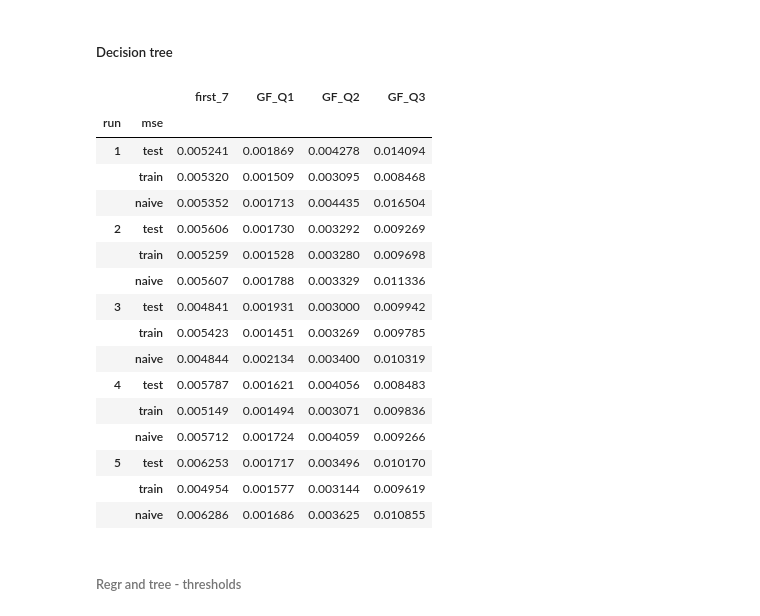
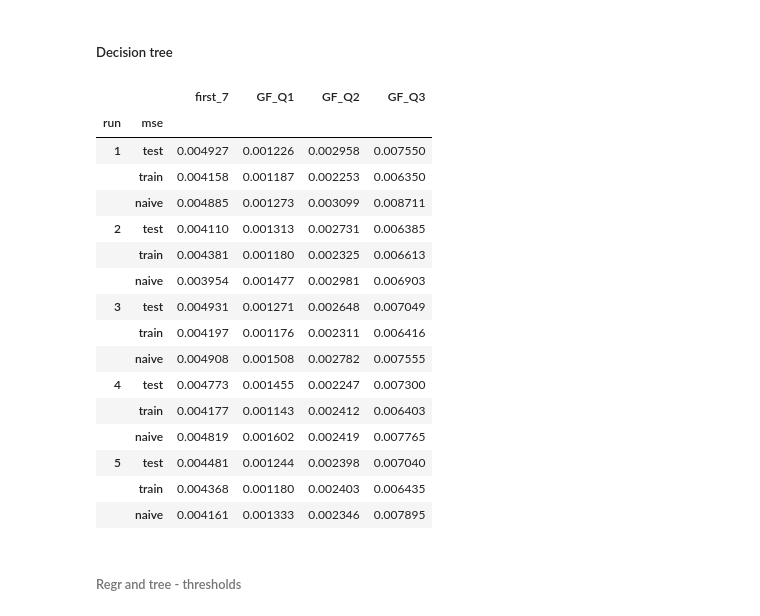
Before and after one commit to hopl1t/covid19, a Jupyter notebook: notebooks/regression_and_tree.ipynb, the cells around one changed output. Cells and saved outputs as stored; diff of their text form; code cells hidden in the pictures.

```diff
--- a/notebooks/regression_and_tree.ipynb
+++ b/notebooks/regression_and_tree.ipynb
@@ -57,6 +58,17 @@ def linear_regression_train(X_train, y_train):
     regr = sklearn.linear_model.LinearRegression()
     trained_model = regr.fit(X_train, y_train)
     return trained_model
+
+def remove_outlier(df, range_, columns):
+    low = range_[0]
+    high = range_[1]
+    qnt = df.quantile([low, high])
+    data = df.copy()
+    for col in list(columns):
+        data[col] = \
+            data[(data[col] > qnt.loc[low, col]) &\
+               (data[col] < qnt.loc[high, col])][col]
+    return data
 # %% [markdown]
 ###### Prepare data
 # %% [markdown]
@@ -107,0 +118,4 @@ Discard outlier data
+# %%
+for i, label in enumerate(target_columns):
+    print(i)
+    print(label)
@@ -108,17 +131,18 @@ Discard outlier data
 # %%
 target_columns = ['first_7', 'GF_Q1', 'GF_Q2', 'GF_Q3']
-avg_tmp = hopkins_confirmed[['Country_Region', 'avg_interval_tmp']].copy()
-gf = hopkins_confirmed[target_columns].copy()
-
 fig, axes = plt.subplots(4, 1, figsize=(7, 21))
 
-for i in range(len(target_columns)):
+for i, col in enumerate(target_columns):
+    data = remove_outlier(hopkins_confirmed, OUTLIER_QUARTILES, [col])
+    data.dropna(inplace=True)
+    avg_tmp = data[['Country_Region', 'avg_interval_tmp']].copy()
+    gf = data[target_columns].copy()
     avg_int_tmp = avg_tmp['avg_interval_tmp'].values
     _ = axes[i].scatter(avg_int_tmp, gf[gf.columns[i]].values)
     n = len(avg_tmp['avg_interval_tmp'])
     _ = axes[i].set_xlabel('avg interval temp')
     _ = axes[i].set_ylabel(gf.columns[i])
-    _ = axes[i].set_title('{0}, n={0}'.format(gf.columns[i], n))
+    _ = axes[i].set_title('{0}, n={1}'.format(gf.columns[i], n))
 
 #     countries = hopkins_confirmed['Country_Region'].loc[:,'data'].values.tolist()
 #     for q, txt in enumerate(countries):
@@ -145,7 +169,10 @@ model_fn = linear_regression_train
 metric_fn = metrics.mean_squared_error
 
 for label_col in label_cols:
+    # remove 0s, remove outliers
     data = hopkins_confirmed.copy()[hopkins_confirmed[label_col] > 0]
+    data = remove_outlier(data, OUTLIER_QUARTILES, [label_col])
+    data.dropna(inplace=True)
     X, y = np.array(data[feature_cols]), np.array(data[[label_col]])
     # Split the data into train, test for n_splits train-test rounds
     train_folds, test_folds = train_test_split(X, n_splits=5)
@@ -208,53 +235,55 @@ metric_fn = metrics.mean_squared_error
 
 for label_col in label_cols:
     data = hopkins_confirmed.copy()[hopkins_confirmed[label_col] > 0]
+    data = remove_outlier(data, OUTLIER_QUARTILES, [label_col])
+    data.dropna(inplace=True)
     X, y = np.array(data[feature_cols]), np.array(data[[label_col]])
     # Split the data into train, test for n_splits train-test rounds
     train_folds, test_folds = train_test_split(X, n_splits=5)
 
 #     print('\nTraining on label {0}'.format(label_col))
     # Train-test the model for each of the n_splits:
     for train_test_round in range(len(train_folds)):
         train_index = train_folds[train_test_round]
         test_index = test_folds[train_test_round]
         X_train, X_test = X[train_index], X[test_index]
         y_train, y_test = y[train_index], y[test_index]
         dt_trained = model_fn(X_train, y_train)
         if model_fn == decision_tree_train:
             # tree.plot_tree(dt_trained, feature_names=feature_cols)
             suffix = label_col + '_run' + str(train_test_round)
             _ = tree.export_graphviz(dt_trained, OUTPUT_TREE_PATH.format(suffix), feature_names=feature_cols) # dot -Tpng tree.dot -o tree.png
         # evaluate on test
         y_pred = dt_trained.predict(X_test)
         dt_rslt.loc[train_test_round + 1, 'test'][label_col] = metric_fn(y_test, y_pred)
 
         # Compare to train data
         y_pred_train = dt_trained.predict(X_train)
         dt_rslt.loc[train_test_round + 1, 'train'][label_col] = metric_fn(y_train, y_pred_train)
 
         # Compare to a naive mean-value model:
         y_pred_naive = np.ndarray(y_pred.shape)
         y_pred_naive.fill(y_train.mean())
         dt_rslt.loc[train_test_round + 1, 'naive'][label_col] = metric_fn(y_test, y_pred_naive)
 dt_rslt
 # %% [output]
 |  |  | first_7 | GF_Q1 | GF_Q2 | GF_Q3 |
 | run | mse |  |  |  |  |
-| 1 | test | 0.005241 | 0.001869 | 0.004278 | 0.014094 |
-|  | train | 0.005320 | 0.001509 | 0.003095 | 0.008468 |
-|  | naive | 0.005352 | 0.001713 | 0.004435 | 0.016504 |
-| 2 | test | 0.005606 | 0.001730 | 0.003292 | 0.009269 |
-|  | train | 0.005259 | 0.001528 | 0.003280 | 0.009698 |
-|  | naive | 0.005607 | 0.001788 | 0.003329 | 0.011336 |
-| 3 | test | 0.004841 | 0.001931 | 0.003000 | 0.009942 |
-|  | train | 0.005423 | 0.001451 | 0.003269 | 0.009785 |
-|  | naive | 0.004844 | 0.002134 | 0.003400 | 0.010319 |
-| 4 | test | 0.005787 | 0.001621 | 0.004056 | 0.008483 |
-|  | train | 0.005149 | 0.001494 | 0.003071 | 0.009836 |
-|  | naive | 0.005712 | 0.001724 | 0.004059 | 0.009266 |
-| 5 | test | 0.006253 | 0.001717 | 0.003496 | 0.010170 |
-|  | train | 0.004954 | 0.001577 | 0.003144 | 0.009619 |
-|  | naive | 0.006286 | 0.001686 | 0.003625 | 0.010855 |
+| 1 | test | 0.004927 | 0.001226 | 0.002958 | 0.007550 |
+|  | train | 0.004158 | 0.001187 | 0.002253 | 0.006350 |
+|  | naive | 0.004885 | 0.001273 | 0.003099 | 0.008711 |
+| 2 | test | 0.004110 | 0.001313 | 0.002731 | 0.006385 |
+|  | train | 0.004381 | 0.001180 | 0.002325 | 0.006613 |
+|  | naive | 0.003954 | 0.001477 | 0.002981 | 0.006903 |
+| 3 | test | 0.004931 | 0.001271 | 0.002648 | 0.007049 |
+|  | train | 0.004197 | 0.001176 | 0.002311 | 0.006416 |
+|  | naive | 0.004908 | 0.001508 | 0.002782 | 0.007555 |
+| 4 | test | 0.004773 | 0.001455 | 0.002247 | 0.007300 |
+|  | train | 0.004177 | 0.001143 | 0.002412 | 0.006403 |
+|  | naive | 0.004819 | 0.001602 | 0.002419 | 0.007765 |
+| 5 | test | 0.004481 | 0.001244 | 0.002398 | 0.007040 |
+|  | train | 0.004368 | 0.001180 | 0.002403 | 0.006435 |
+|  | naive | 0.004161 | 0.001333 | 0.002346 | 0.007895 |
 # %%
 !dot -Tpng ../products/decision_tree/decision_tree_GF_Q1_run4.dot -o tree.png && open ../products/decision_tree/tree.png
 # %% [markdown]
```
Also changed, not shown: parts of 10 cells of this notebook, 20 other files.
